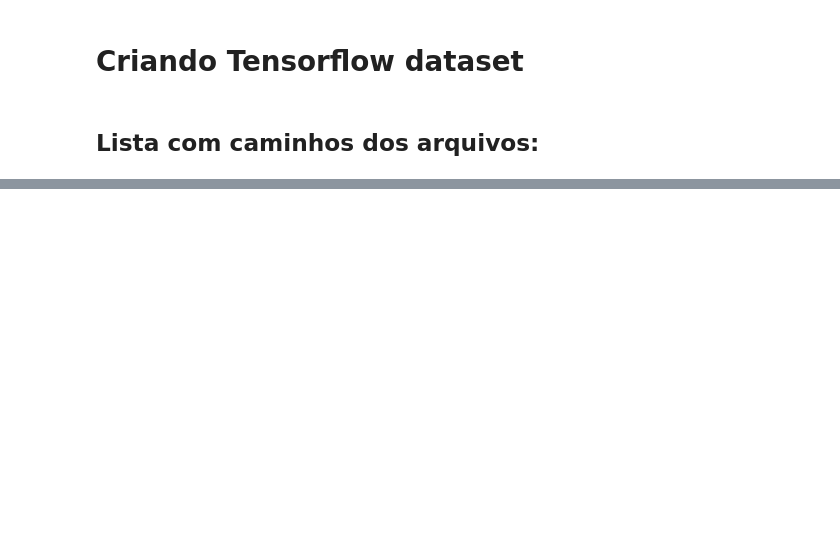
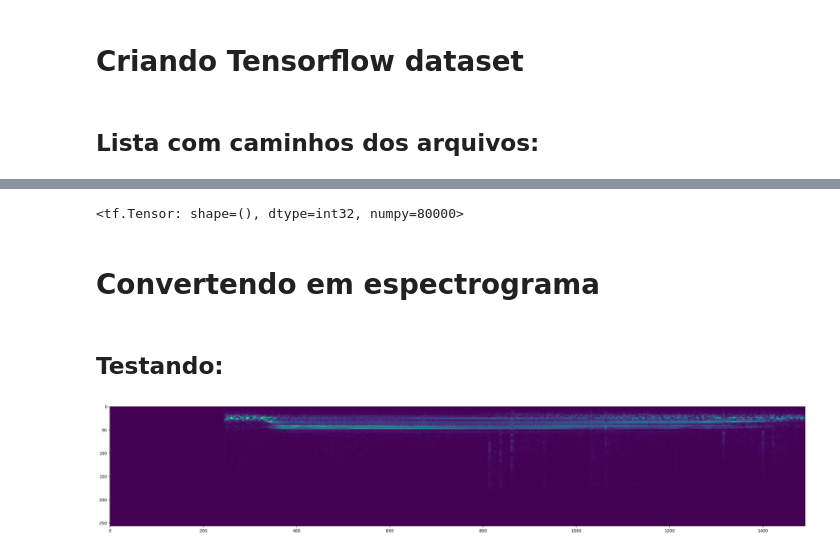
Before and after one commit to Racklyn/audio_classification, a Jupyter notebook: main.ipynb, the cells around one changed output, grey strips where cells are left out. Drawn from its saved outputs; the diff is of its cells as text; code cells hidden in the pictures; blank space fills up the shorter version.

Commit message:
Finished audio preprocessing

```diff
--- a/main.ipynb
+++ b/main.ipynb
@@ -50,0 +47,5 @@ b'data/Parsed_Capuchinbird_Clips/XC520626-3.wav'
+# %%
+positives = tf.data.Dataset.zip((pos, tf.data.Dataset.from_tensor_slices(tf.ones(len(pos)))))
+negatives = tf.data.Dataset.zip((neg, tf.data.Dataset.from_tensor_slices(tf.ones(len(neg)))))
+
+data = positives.concatenate(negatives) # Juntando dataset
@@ -50,0 +73,28 @@ b'data/Parsed_Capuchinbird_Clips/XC520626-3.wav'
+# %%
+tf.math.reduce_max(lengths)
+# %% [output]
+<tf.Tensor: shape=(), dtype=int32, numpy=80000>
+# %% [markdown]
+# Convertendo em espectrograma
+# %%
+def preprocess(file_path, label):
+    wav = load_wav_16k_mono(file_path)
+    wav = wav[:48000]
+    zero_padding = tf.zeros([48000] - tf.shape(wav), dtype=tf.float32)
+    wav = tf.concat([zero_padding, wav], 0) # Completando com zeros no início
+
+    spectrogram = tf.signal.stft(wav, frame_length=320, frame_step=32)
+    spectrogram = tf.abs(spectrogram)
+    spectrogram = tf.expand_dims(spectrogram, axis=2) # Ficará com 3 dims (semelhante a 3 canais - rgb, nas imagens)
+    return spectrogram, label
+# %% [markdown]
+## Testando:
+# %%
+filepath, label = positives.shuffle(buffer_size=10000).as_numpy_iterator().next()
+spectogram, label = preprocess(filepath, label)
+# %%
+plt.figure(figsize=(30,20))
+plt.imshow(tf.transpose(spectogram)[0])
+plt.show()
+# %% [output]
+[figure, added]
```
Also changed, not shown: parts of 11 cells of this notebook.
